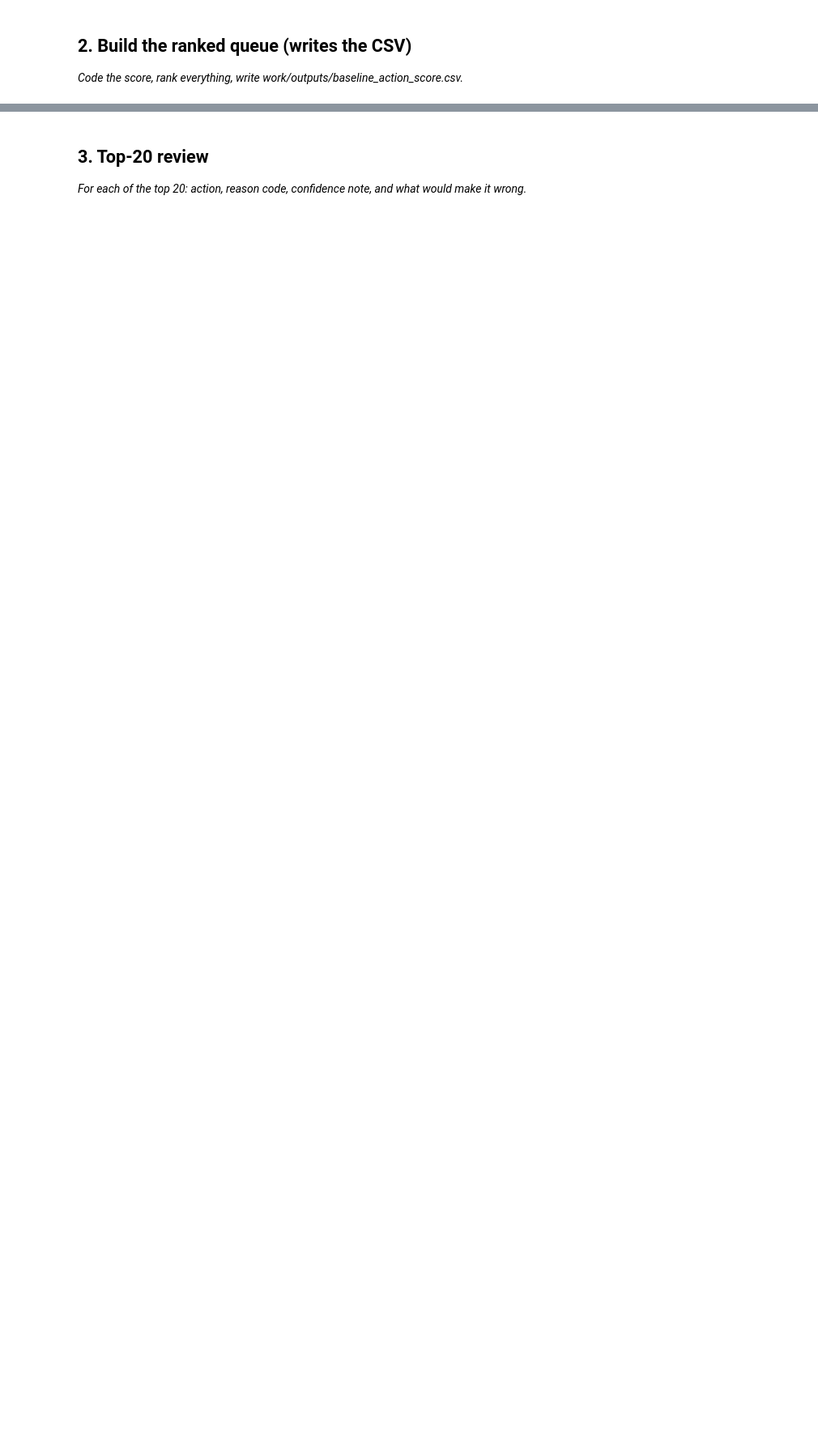
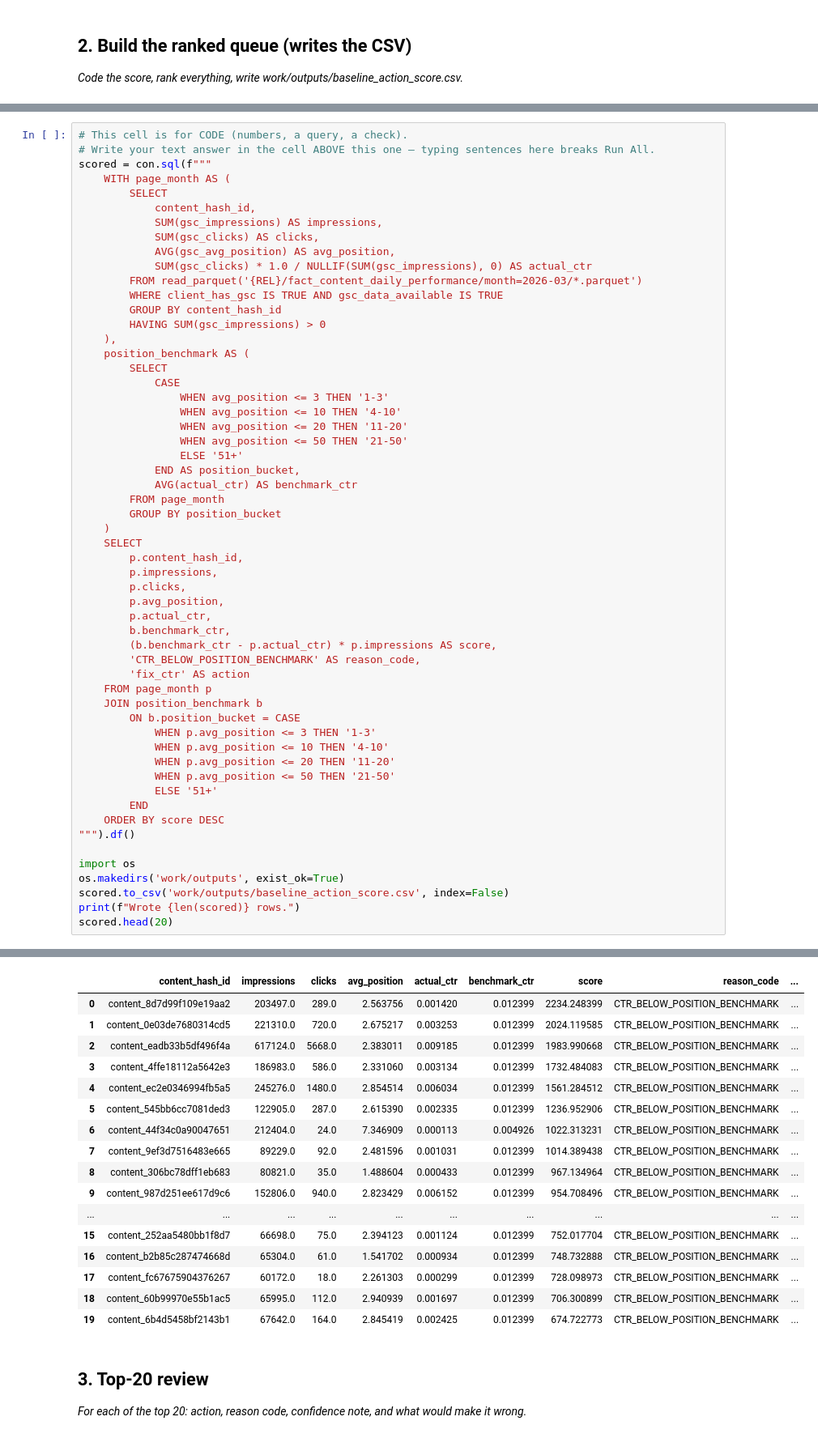
Before and after one commit to UmairAsim180/1_FlyRank-Internship, a Jupyter notebook: work/notebooks/w04_baseline_score.ipynb, the cells around one changed output, grey strips where cells are left out. Shown at 81% size. Drawn from its saved outputs; the diff is of its cells as text; blank space fills up the shorter version.

```diff
--- a/work/notebooks/w04_baseline_score.ipynb
+++ b/work/notebooks/w04_baseline_score.ipynb
@@ -22,0 +113,57 @@ This skeleton is yours to fill. Work the sections **in order** — each one has
+# %%
+# This cell is for CODE (numbers, a query, a check).
+# Write your text answer in the cell ABOVE this one — typing sentences here breaks Run All.
+scored = con.sql(f"""
+    WITH page_month AS (
+        SELECT
+            content_hash_id,
+            SUM(gsc_impressions) AS impressions,
+            SUM(gsc_clicks) AS clicks,
+            AVG(gsc_avg_position) AS avg_position,
+            SUM(gsc_clicks) * 1.0 / NULLIF(SUM(gsc_impressions), 0) AS actual_ctr
+        FROM read_parquet('{REL}/fact_content_daily_performance/month=2026-03/*.parquet')
+        WHERE client_has_gsc IS TRUE AND gsc_data_available IS TRUE
+        GROUP BY content_hash_id
+        HAVING SUM(gsc_impressions) > 0
+    ),
+    position_benchmark AS (
+        SELECT
+            CASE
+                WHEN avg_position <= 3 THEN '1-3'
+                WHEN avg_position <= 10 THEN '4-10'
+                WHEN avg_position <= 20 THEN '11-20'
+                WHEN avg_position <= 50 THEN '21-50'
+                ELSE '51+'
+            END AS position_bucket,
+            AVG(actual_ctr) AS benchmark_ctr
+        FROM page_month
+        GROUP BY position_bucket
+    )
+    SELECT
+        p.content_hash_id,
+        p.impressions,
+        p.clicks,
+        p.avg_position,
+        p.actual_ctr,
+        b.benchmark_ctr,
+        (b.benchmark_ctr - p.actual_ctr) * p.impressions AS score,
+        'CTR_BELOW_POSITION_BENCHMARK' AS reason_code,
+        'fix_ctr' AS action
+    FROM page_month p
+    JOIN position_benchmark b
+        ON b.position_bucket = CASE
+            WHEN p.avg_position <= 3 THEN '1-3'
+            WHEN p.avg_position <= 10 THEN '4-10'
+            WHEN p.avg_position <= 20 THEN '11-20'
+            WHEN p.avg_position <= 50 THEN '21-50'
+            ELSE '51+'
+        END
+    ORDER BY score DESC
+""").df()
+
+import os
+os.makedirs('work/outputs', exist_ok=True)
+scored.to_csv('work/outputs/baseline_action_score.csv', index=False)
+print(f"Wrote {len(scored)} rows.")
+scored.head(20)
+# %% [output]
@@ -23,3 +171,20 @@ This skeleton is yours to fill. Work the sections **in order** — each one has
+|  | content_hash_id | impressions | clicks | avg_position | actual_ctr | benchmark_ctr | score | reason_code | ... |
+| 0 | content_8d7d99f109e19aa2 | 203497.0 | 289.0 | 2.563756 | 0.001420 | 0.012399 | 2234.248399 | CTR_BELOW_POSITION_BENCHMARK | ... |
+| 1 | content_0e03de7680314cd5 | 221310.0 | 720.0 | 2.675217 | 0.003253 | 0.012399 | 2024.119585 | CTR_BELOW_POSITION_BENCHMARK | ... |
+| 2 | content_eadb33b5df496f4a | 617124.0 | 5668.0 | 2.383011 | 0.009185 | 0.012399 | 1983.990668 | CTR_BELOW_POSITION_BENCHMARK | ... |
+| 3 | content_4ffe18112a5642e3 | 186983.0 | 586.0 | 2.331060 | 0.003134 | 0.012399 | 1732.484083 | CTR_BELOW_POSITION_BENCHMARK | ... |
+| 4 | content_ec2e0346994fb5a5 | 245276.0 | 1480.0 | 2.854514 | 0.006034 | 0.012399 | 1561.284512 | CTR_BELOW_POSITION_BENCHMARK | ... |
+| 5 | content_545bb6cc7081ded3 | 122905.0 | 287.0 | 2.615390 | 0.002335 | 0.012399 | 1236.952906 | CTR_BELOW_POSITION_BENCHMARK | ... |
+| 6 | content_44f34c0a90047651 | 212404.0 | 24.0 | 7.346909 | 0.000113 | 0.004926 | 1022.313231 | CTR_BELOW_POSITION_BENCHMARK | ... |
+| 7 | content_9ef3d7516483e665 | 89229.0 | 92.0 | 2.481596 | 0.001031 | 0.012399 | 1014.389438 | CTR_BELOW_POSITION_BENCHMARK | ... |
+| 8 | content_306bc78dff1eb683 | 80821.0 | 35.0 | 1.488604 | 0.000433 | 0.012399 | 967.134964 | CTR_BELOW_POSITION_BENCHMARK | ... |
+| 9 | content_987d251ee617d9c6 | 152806.0 | 940.0 | 2.823429 | 0.006152 | 0.012399 | 954.708496 | CTR_BELOW_POSITION_BENCHMARK | ... |
+| ... | ... | ... | ... | ... | ... | ... | ... | ... | ... |
+| 15 | content_252aa5480bb1f8d7 | 66698.0 | 75.0 | 2.394123 | 0.001124 | 0.012399 | 752.017704 | CTR_BELOW_POSITION_BENCHMARK | ... |
+| 16 | content_b2b85c287474668d | 65304.0 | 61.0 | 1.541702 | 0.000934 | 0.012399 | 748.732888 | CTR_BELOW_POSITION_BENCHMARK | ... |
+| 17 | content_fc67675904376267 | 60172.0 | 18.0 | 2.261303 | 0.000299 | 0.012399 | 728.098973 | CTR_BELOW_POSITION_BENCHMARK | ... |
+| 18 | content_60b99970e55b1ac5 | 65995.0 | 112.0 | 2.940939 | 0.001697 | 0.012399 | 706.300899 | CTR_BELOW_POSITION_BENCHMARK | ... |
+| 19 | content_6b4d5458bf2143b1 | 67642.0 | 164.0 | 2.845419 | 0.002425 | 0.012399 | 674.722773 | CTR_BELOW_POSITION_BENCHMARK | ... |
 # %% [markdown]
 ## 3. Top-20 review
 
```
Also changed, not shown: parts of 16 cells of this notebook.
